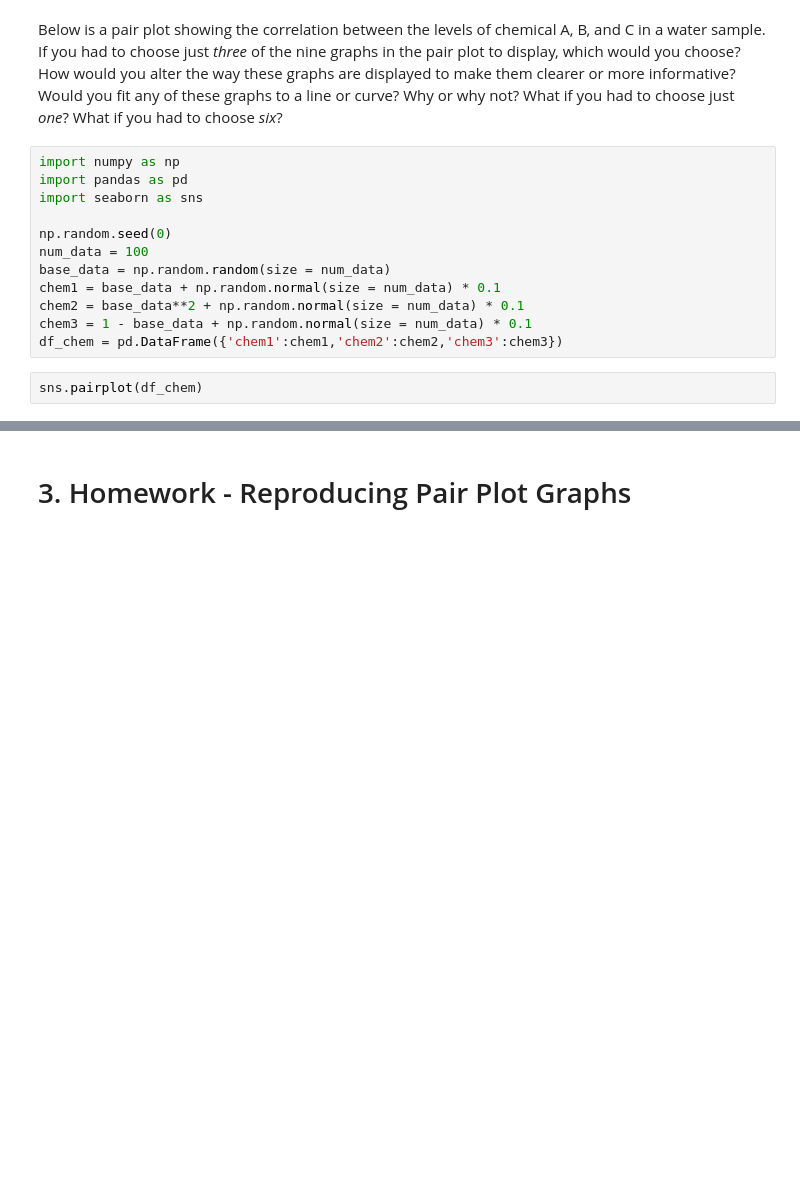
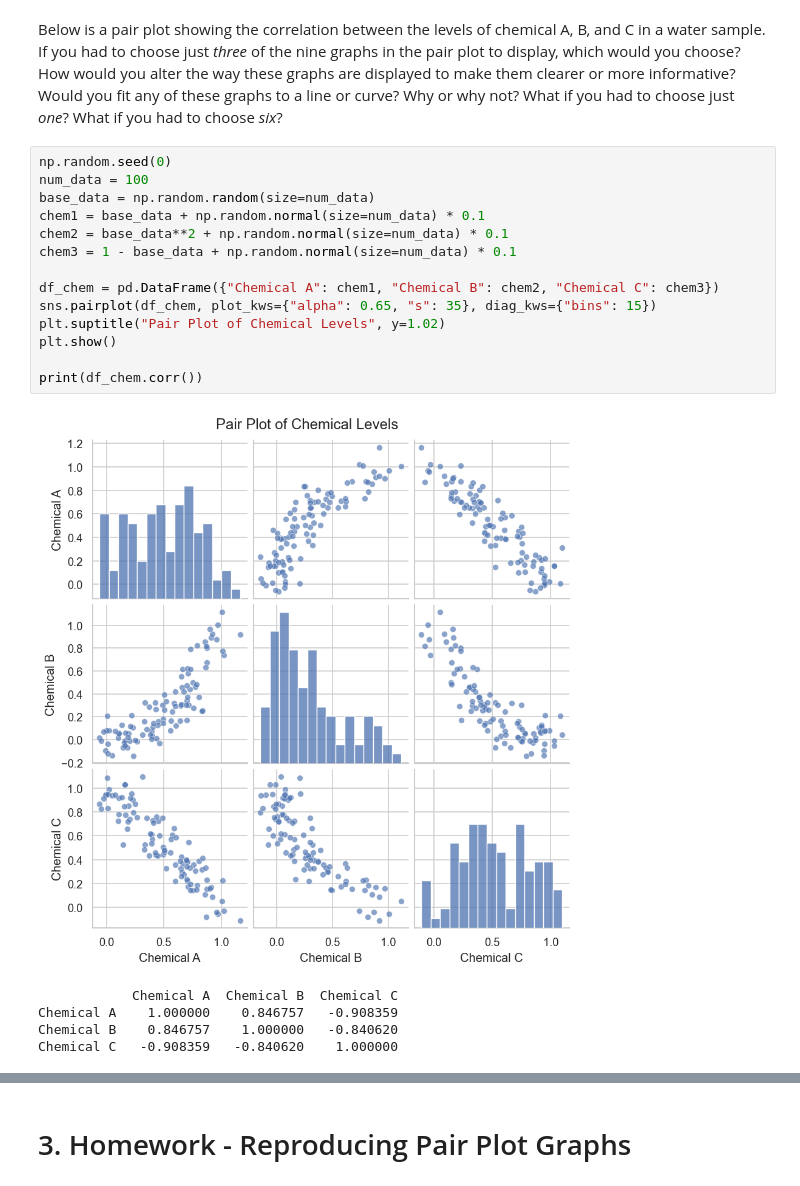
Before and after one commit to ckbaker78/AI_For_Leaders_Module-B-semester-2, a Jupyter notebook: Week5-concealed-answer.ipynb, the cells around one changed output, grey strips where cells are left out. Saved outputs shown, nothing was run; the diff lists cells and outputs as text; blank space fills up the shorter version.

```diff
--- a/Week5-concealed-answer.ipynb
+++ b/Week5-concealed-answer.ipynb
@@ -110,17 +117,23 @@ df.plot.area()
 # 2. Weekly graph question
 # %% [markdown]
 Below is a pair plot showing the correlation between the levels of chemical A, B, and C in a water sample.  If you had to choose just _three_ of the nine graphs in the pair plot to display, which would you choose?  How would you alter the way these graphs are displayed to make them clearer or more informative?  Would you fit any of these graphs to a line or curve?  Why or why not?  What if you had to choose just _one_?  What if you had to choose _six_?
-# %%
-import numpy as np
-import pandas as pd
-import seaborn as sns
-
-np.random.seed(0)
-num_data = 100
-base_data = np.random.random(size = num_data)
-chem1 = base_data + np.random.normal(size = num_data) * 0.1
-chem2 = base_data**2 + np.random.normal(size = num_data) * 0.1
-chem3 = 1 - base_data + np.random.normal(size = num_data) * 0.1
-df_chem = pd.DataFrame({'chem1':chem1,'chem2':chem2,'chem3':chem3})
-# %%
-sns.pairplot(df_chem)
+# %%
+np.random.seed(0)
+num_data = 100
+base_data = np.random.random(size=num_data)
+chem1 = base_data + np.random.normal(size=num_data) * 0.1
+chem2 = base_data**2 + np.random.normal(size=num_data) * 0.1
+chem3 = 1 - base_data + np.random.normal(size=num_data) * 0.1
+
+df_chem = pd.DataFrame({"Chemical A": chem1, "Chemical B": chem2, "Chemical C": chem3})
+sns.pairplot(df_chem, plot_kws={"alpha": 0.65, "s": 35}, diag_kws={"bins": 15})
+plt.suptitle("Pair Plot of Chemical Levels", y=1.02)
+plt.show()
+
+print(df_chem.corr())
+# %% [output]
+[figure, added]
+            Chemical A  Chemical B  Chemical C
+Chemical A    1.000000    0.846757   -0.908359
+Chemical B    0.846757    1.000000   -0.840620
+Chemical C   -0.908359   -0.840620    1.000000
```
Also changed, not shown: parts of 32 cells of this notebook, 1 other file.
